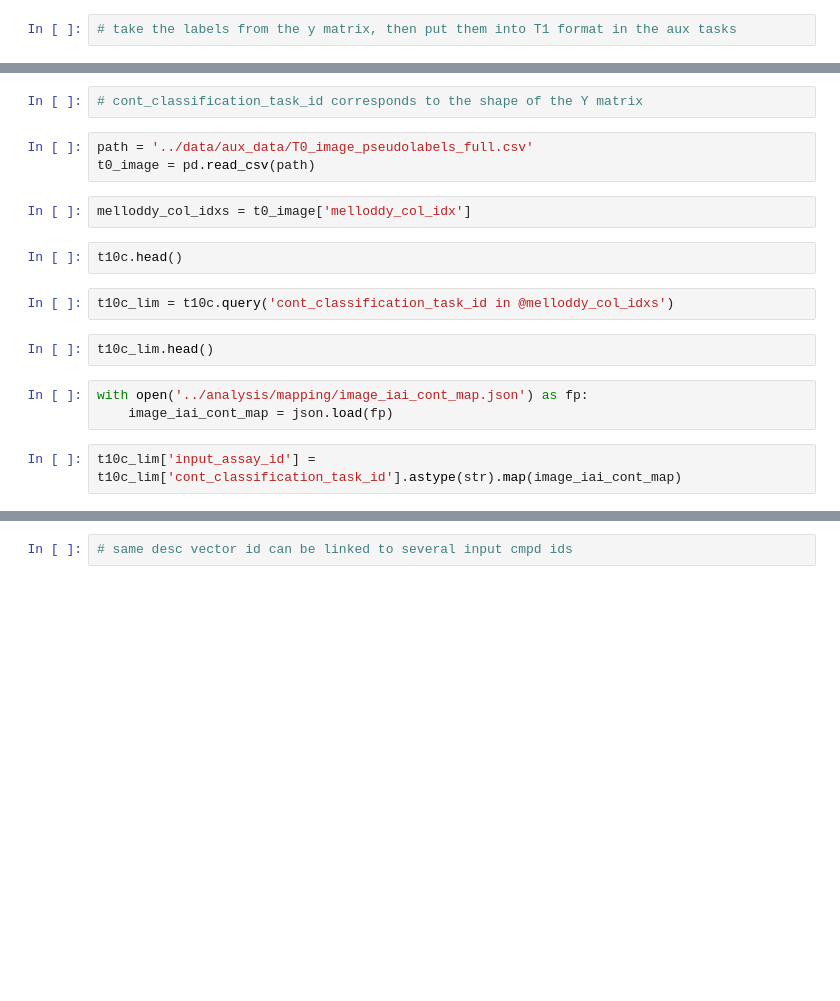
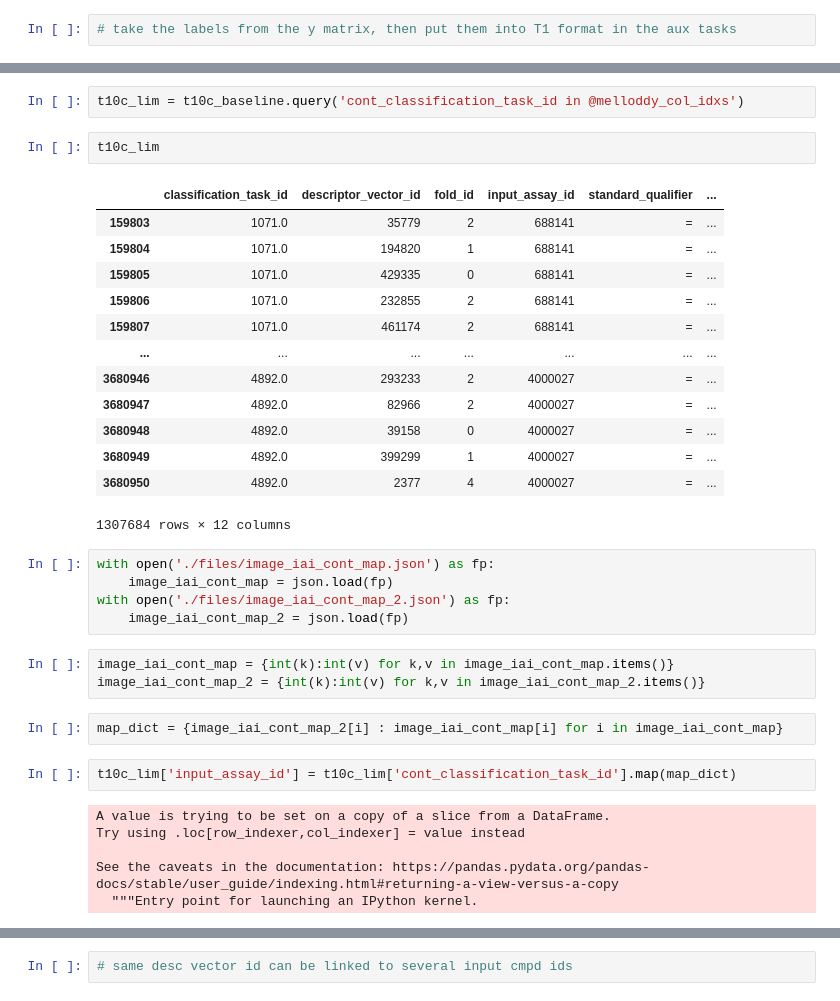
Before and after one commit to melloddy/pseudolabel_auxdata, a Jupyter notebook: scripts_and_notebooks/step2_7_labels_to_auxtasks.ipynb, the cells around one changed output, grey strips where cells are left out. Drawn from its saved outputs; the diff is of its cells as text; blank space fills up the shorter version.

```diff
--- a/scripts_and_notebooks/step2_7_labels_to_auxtasks.ipynb
+++ b/scripts_and_notebooks/step2_7_labels_to_auxtasks.ipynb
@@ -23,20 +106,38 @@ t10_y.shape
-# %%
-# cont_classification_task_id corresponds to the shape of the Y matrix
-# %%
-path = '../data/aux_data/T0_image_pseudolabels_full.csv'
-t0_image = pd.read_csv(path)
-# %%
-melloddy_col_idxs = t0_image['melloddy_col_idx']
-# %%
-t10c.head()
 # %%
-t10c_lim = t10c.query('cont_classification_task_id in @melloddy_col_idxs')
+t10c_lim = t10c_baseline.query('cont_classification_task_id in @melloddy_col_idxs')
 # %%
-t10c_lim.head()
+t10c_lim
+# %% [output]
+|  | classification_task_id | descriptor_vector_id | fold_id | input_assay_id | standard_qualifier | ... |
+| 159803 | 1071.0 | 35779 | 2 | 688141 | = | ... |
+| 159804 | 1071.0 | 194820 | 1 | 688141 | = | ... |
+| 159805 | 1071.0 | 429335 | 0 | 688141 | = | ... |
+| 159806 | 1071.0 | 232855 | 2 | 688141 | = | ... |
+| 159807 | 1071.0 | 461174 | 2 | 688141 | = | ... |
+| ... | ... | ... | ... | ... | ... | ... |
+| 3680946 | 4892.0 | 293233 | 2 | 4000027 | = | ... |
+| 3680947 | 4892.0 | 82966 | 2 | 4000027 | = | ... |
+| 3680948 | 4892.0 | 39158 | 0 | 4000027 | = | ... |
+| 3680949 | 4892.0 | 399299 | 1 | 4000027 | = | ... |
+| 3680950 | 4892.0 | 2377 | 4 | 4000027 | = | ... |
+1307684 rows × 12 columns
 # %%
-with open('../analysis/mapping/image_iai_cont_map.json') as fp:
+with open('./files/image_iai_cont_map.json') as fp:
     image_iai_cont_map = json.load(fp)
+with open('./files/image_iai_cont_map_2.json') as fp:
+    image_iai_cont_map_2 = json.load(fp)
+# %%
+image_iai_cont_map = {int(k):int(v) for k,v in image_iai_cont_map.items()}
+image_iai_cont_map_2 = {int(k):int(v) for k,v in image_iai_cont_map_2.items()}
+# %%
+map_dict = {image_iai_cont_map_2[i] : image_iai_cont_map[i] for i in image_iai_cont_map}
 # %%
-t10c_lim['input_assay_id'] = t10c_lim['cont_classification_task_id'].astype(str).map(image_iai_cont_map)
+t10c_lim['input_assay_id'] = t10c_lim['cont_classification_task_id'].map(map_dict)
+# %% [output]
+A value is trying to be set on a copy of a slice from a DataFrame.
+Try using .loc[row_indexer,col_indexer] = value instead
+
+See the caveats in the documentation: https://pandas.pydata.org/pandas-docs/stable/user_guide/indexing.html#returning-a-view-versus-a-copy
+  """Entry point for launching an IPython kernel.
 # %%
 t10c_lim['standard_value'] = np.where(t10c_lim['class_label'] == -1 , 0, 6)
```
Also changed, not shown: parts of 30 cells of this notebook, 11 other files.
